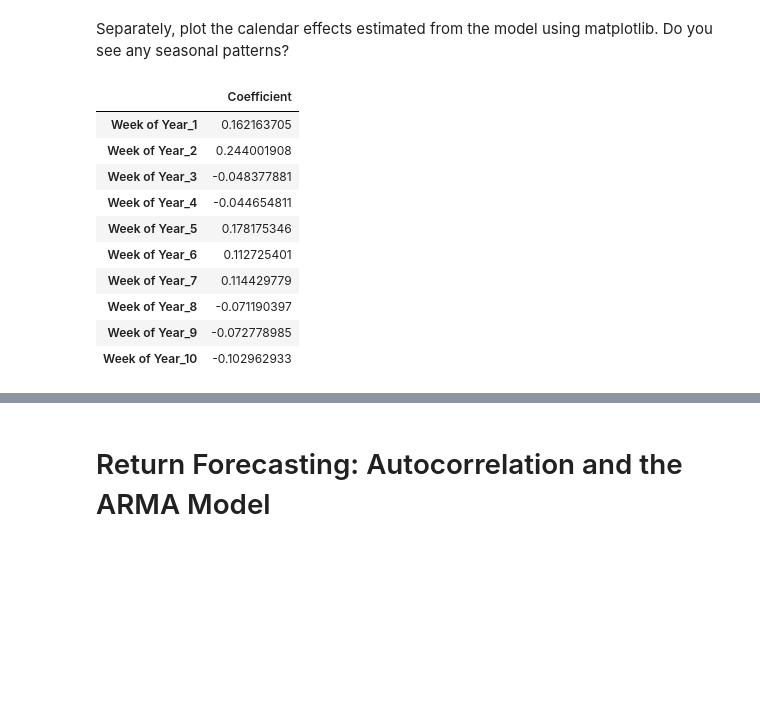
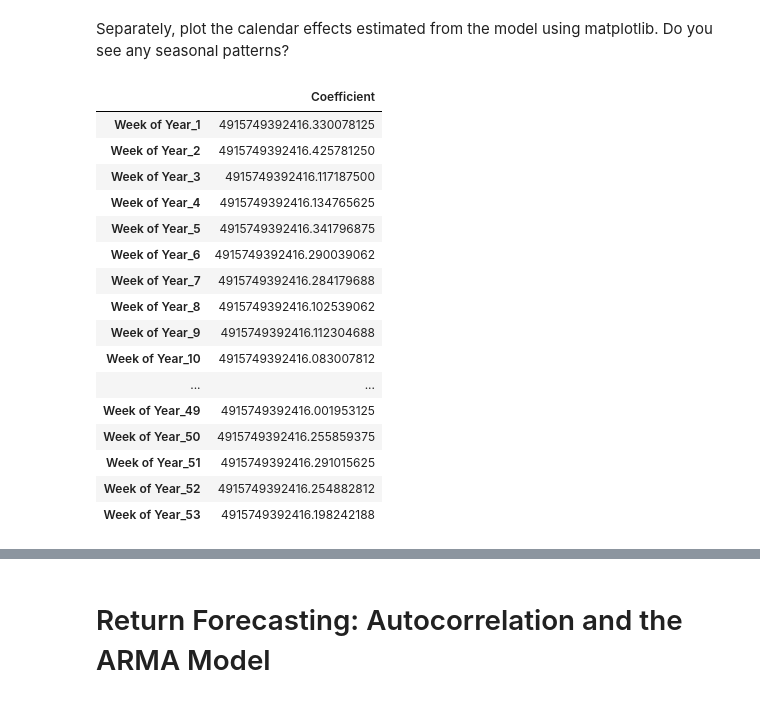
Before and after one commit to willwillis/python-ml-time-series-hw, a Jupyter notebook: time_series_analysis.ipynb, the cells around one changed output, grey strips where cells are left out. Drawn from its saved outputs; the diff is of its cells as text; code cells hidden in the pictures; blank space fills up the shorter version.

```diff
--- a/time_series_analysis.ipynb
+++ b/time_series_analysis.ipynb
@@ -174,6 +183,7 @@ X.head()
 X["Week of Year"] = X.index.weekofyear
 
 # Create a new categorical X dataframe, by using pd.get_dummies() on the seasonal column created just above:
-X_binary_encoded = pd.get_dummies(X,prefix="Week")
+#X_binary_encoded = pd.get_dummies(X,prefix="Week")
+X_binary_encoded = pd.get_dummies(X,columns=['Week of Year'], drop_first=True)
 X_binary_encoded.head()
 # %% [output]
@@ -256,22 +267,28 @@ y_df.head()
 # %%
 # Construct a dataframe of the model calendar-effect coefficients and review the output:
 results = pd.DataFrame(model.coef_, columns=["Coefficient"], index=X_binary_encoded.columns)
 
 # Filter results so that it only includes either the day-of-week or week-of-year effect
 results = (results[results.index.str.contains("Week of Year")])
 
-results.head(10)
+results
 # %% [output]
 |  | Coefficient |
-| Week of Year_1 | 0.162163705 |
-| Week of Year_2 | 0.244001908 |
-| Week of Year_3 | -0.048377881 |
-| Week of Year_4 | -0.044654811 |
-| Week of Year_5 | 0.178175346 |
-| Week of Year_6 | 0.112725401 |
-| Week of Year_7 | 0.114429779 |
-| Week of Year_8 | -0.071190397 |
-| Week of Year_9 | -0.072778985 |
-| Week of Year_10 | -0.102962933 |
+| Week of Year_1 | 4915749392416.330078125 |
+| Week of Year_2 | 4915749392416.425781250 |
+| Week of Year_3 | 4915749392416.117187500 |
+| Week of Year_4 | 4915749392416.134765625 |
+| Week of Year_5 | 4915749392416.341796875 |
+| Week of Year_6 | 4915749392416.290039062 |
+| Week of Year_7 | 4915749392416.284179688 |
+| Week of Year_8 | 4915749392416.102539062 |
+| Week of Year_9 | 4915749392416.112304688 |
+| Week of Year_10 | 4915749392416.083007812 |
+| ... | ... |
+| Week of Year_49 | 4915749392416.001953125 |
+| Week of Year_50 | 4915749392416.255859375 |
+| Week of Year_51 | 4915749392416.291015625 |
+| Week of Year_52 | 4915749392416.254882812 |
+| Week of Year_53 | 4915749392416.198242188 |
 # %%
 # Plot the results of the individual seasonal effects using pandas df.plot()
```
Also changed, not shown: parts of 11 cells of this notebook.
